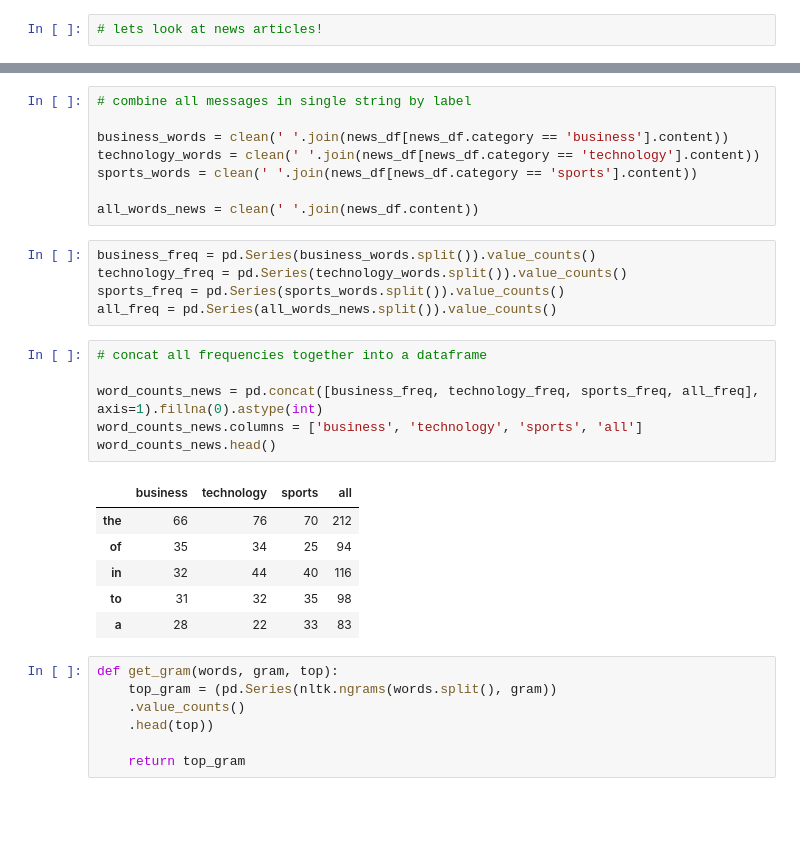
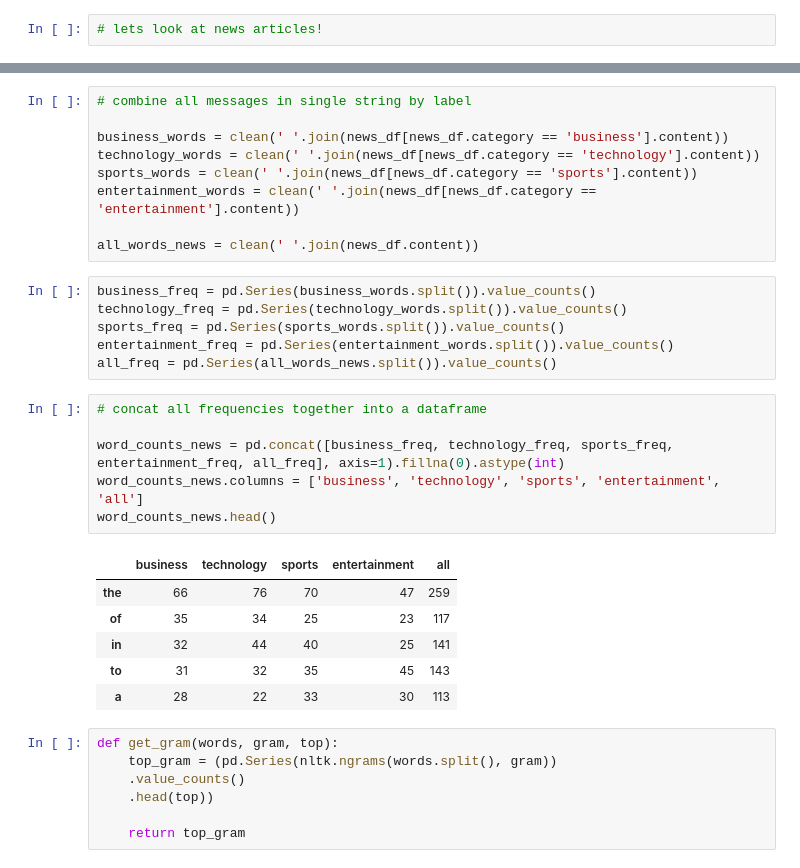
Before and after one commit to PGuajardo/NLP-exercises, a Jupyter notebook: explore_nlp.ipynb, the cells around one changed output, grey strips where cells are left out. Cells and saved outputs as stored; diff of their text form; blank space fills up the shorter version.

Commit message:
Added entertainement column to news df

```diff
--- a/explore_nlp.ipynb
+++ b/explore_nlp.ipynb
@@ -296,26 +297,28 @@ Name: category, dtype: int64
 business_words = clean(' '.join(news_df[news_df.category == 'business'].content))
 technology_words = clean(' '.join(news_df[news_df.category == 'technology'].content))
 sports_words = clean(' '.join(news_df[news_df.category == 'sports'].content))
+entertainment_words = clean(' '.join(news_df[news_df.category == 'entertainment'].content))
 
 all_words_news = clean(' '.join(news_df.content))
 # %%
 business_freq = pd.Series(business_words.split()).value_counts()
 technology_freq = pd.Series(technology_words.split()).value_counts()
 sports_freq = pd.Series(sports_words.split()).value_counts()
+entertainment_freq = pd.Series(entertainment_words.split()).value_counts()
 all_freq = pd.Series(all_words_news.split()).value_counts()
 # %%
 # concat all frequencies together into a dataframe
 
-word_counts_news = pd.concat([business_freq, technology_freq, sports_freq, all_freq], axis=1).fillna(0).astype(int)
-word_counts_news.columns = ['business', 'technology', 'sports', 'all']
+word_counts_news = pd.concat([business_freq, technology_freq, sports_freq, entertainment_freq, all_freq], axis=1).fillna(0).astype(int)
+word_counts_news.columns = ['business', 'technology', 'sports', 'entertainment', 'all']
 word_counts_news.head()
 # %% [output]
-|  | business | technology | sports | all |
-| the | 66 | 76 | 70 | 212 |
-| of | 35 | 34 | 25 | 94 |
-| in | 32 | 44 | 40 | 116 |
-| to | 31 | 32 | 35 | 98 |
-| a | 28 | 22 | 33 | 83 |
+|  | business | technology | sports | entertainment | all |
+| the | 66 | 76 | 70 | 47 | 259 |
+| of | 35 | 34 | 25 | 23 | 117 |
+| in | 32 | 44 | 40 | 25 | 141 |
+| to | 31 | 32 | 35 | 45 | 143 |
+| a | 28 | 22 | 33 | 30 | 113 |
 # %%
 def get_gram(words, gram, top):
     top_gram = (pd.Series(nltk.ngrams(words.split(), gram))
```
Also changed, not shown: parts of 14 cells of this notebook, 1 other file.
